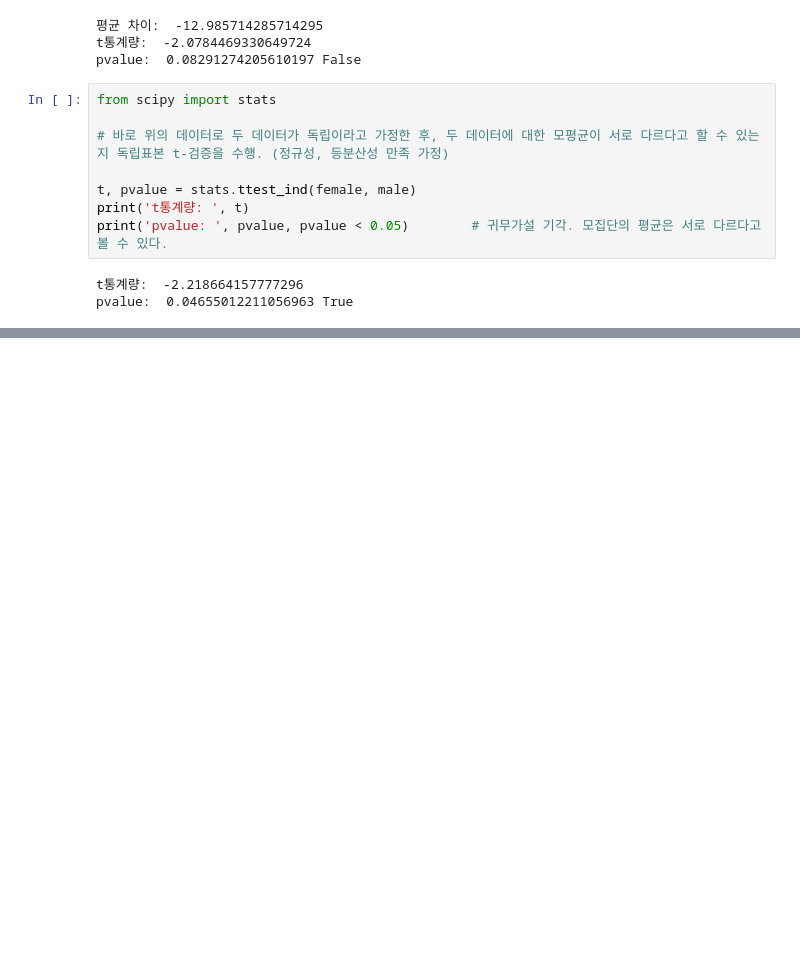
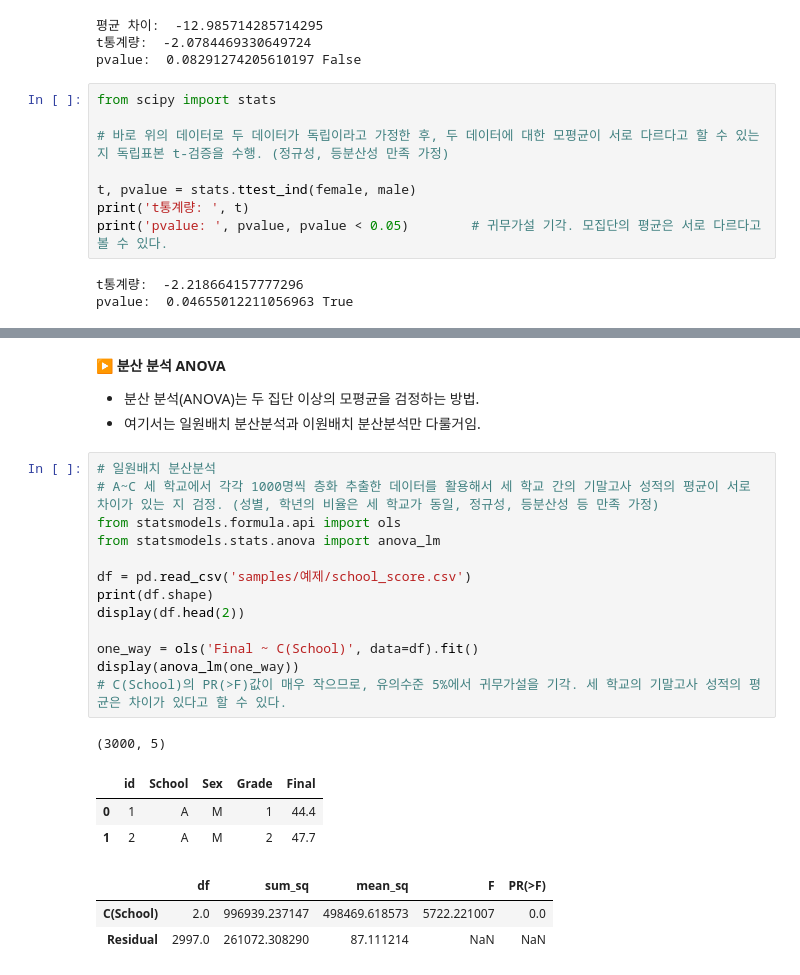
Before and after one commit to chickengak/TIL, a Jupyter notebook: dev-journey/big-data/빅분기-실기-wrap_up.ipynb, the cells around one changed output, grey strips where cells are left out. Drawn from its saved outputs; the diff is of its cells as text; blank space fills up the shorter version.

```diff
--- a/dev-journey/big-data/빅분기-실기-wrap_up.ipynb
+++ b/dev-journey/big-data/빅분기-실기-wrap_up.ipynb
@@ -416,0 +473,25 @@ print(sample_var)
+# %% [markdown]
+**▶ 분산 분석 ANOVA**
+- 분산 분석(ANOVA)는 두 집단 이상의 모평균을 검정하는 방법.
+- 여기서는 일원배치 분산분석과 이원배치 분산분석만 다룰거임.
+# %%
+# 일원배치 분산분석
+# A~C 세 학교에서 각각 1000명씩 층화 추출한 데이터를 활용해서 세 학교 간의 기말고사 성적의 평균이 서로 차이가 있는 지 검정. (성별, 학년의 비율은 세 학교가 동일, 정규성, 등분산성 등 만족 가정)
+from statsmodels.formula.api import ols
+from statsmodels.stats.anova import anova_lm
+
+df = pd.read_csv('samples/예제/school_score.csv')
+print(df.shape)
+display(df.head(2))
+
+one_way = ols('Final ~ C(School)', data=df).fit()
+display(anova_lm(one_way))
+# C(School)의 PR(>F)값이 매우 작으므로, 유의수준 5%에서 귀무가설을 기각. 세 학교의 기말고사 성적의 평균은 차이가 있다고 할 수 있다.
+# %% [output]
+(3000, 5)
+|  | id | School | Sex | Grade | Final |
+| 0 | 1 | A | M | 1 | 44.4 |
+| 1 | 2 | A | M | 2 | 47.7 |
+|  | df | sum_sq | mean_sq | F | PR(>F) |
+| C(School) | 2.0 | 996939.237147 | 498469.618573 | 5722.221007 | 0.0 |
+| Residual | 2997.0 | 261072.308290 | 87.111214 | NaN | NaN |
```
Also changed, not shown: parts of 41 cells of this notebook.
